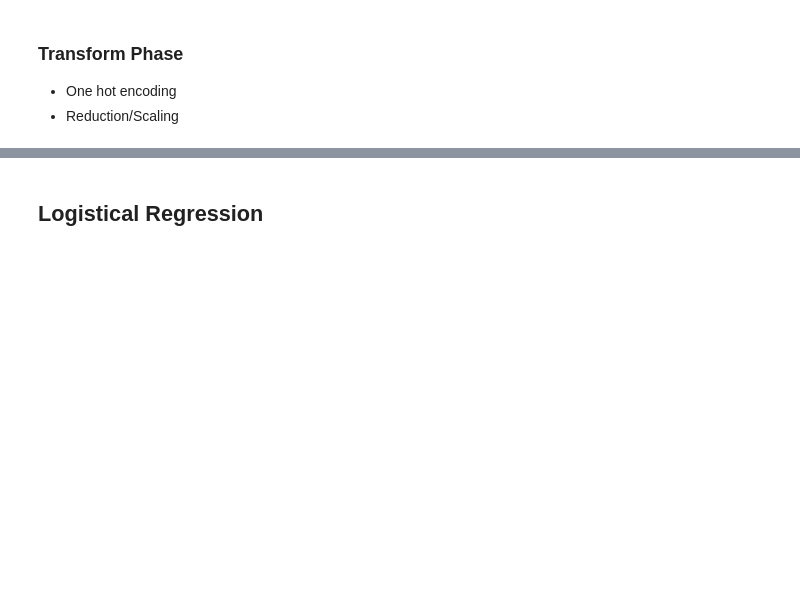
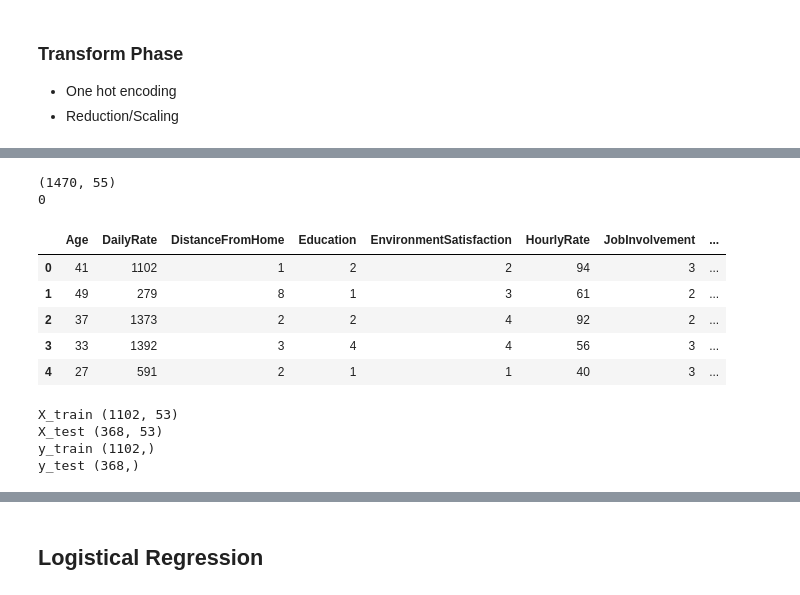
Before and after one commit to lykkelig/Group6_Final_Project, a Jupyter notebook: RonH/Employee_Attrition_Model.ipynb, the cells around one changed output, grey strips where cells are left out. Cells and saved outputs as stored; diff of their text form; code cells hidden in the pictures; blank space fills up the shorter version.

```diff
--- a/RonH/Employee_Attrition_Model.ipynb
+++ b/RonH/Employee_Attrition_Model.ipynb
@@ -389,7 +430,23 @@ hr_df.columns
+# %%
+# After OneHotEncoder check the number of rows and columns and the length, which should be 0
+#   if all categorical columns are encoded
+print(hr_df.shape)
+print(len(hr_df.select_dtypes(include = "object").columns))
+# %% [output]
+(1470, 55)
+0
 # %%
 # split data into feature/target
 y = hr_df['Attrition_Yes'].values
 X = hr_df.drop(['Attrition_Yes', 'Attrition_No'], 1)
+X.head()
+# %% [output]
+|  | Age | DailyRate | DistanceFromHome | Education | EnvironmentSatisfaction | HourlyRate | JobInvolvement | ... |
+| 0 | 41 | 1102 | 1 | 2 | 2 | 94 | 3 | ... |
+| 1 | 49 | 279 | 8 | 1 | 3 | 61 | 2 | ... |
+| 2 | 37 | 1373 | 2 | 2 | 4 | 92 | 2 | ... |
+| 3 | 33 | 1392 | 3 | 4 | 4 | 56 | 3 | ... |
+| 4 | 27 | 591 | 2 | 1 | 1 | 40 | 3 | ... |
 # %%
 # Split
 from sklearn.model_selection import train_test_split
@@ -398,3 +455,13 @@ X_train, X_test, y_train, y_test = train_test_split(X, y, random_state=78)
+# %%
+print("X_train {}".format(X_train.shape))
+print("X_test {}".format(X_test.shape))
+print("y_train {}".format(y_train.shape))
+print("y_test {}".format(y_test.shape))
+# %% [output]
+X_train (1102, 53)
+X_test (368, 53)
+y_train (1102,)
+y_test (368,)
 # %%
 # Reduction/Scaling
 # scaling
```
Also changed, not shown: parts of 42 cells of this notebook.
